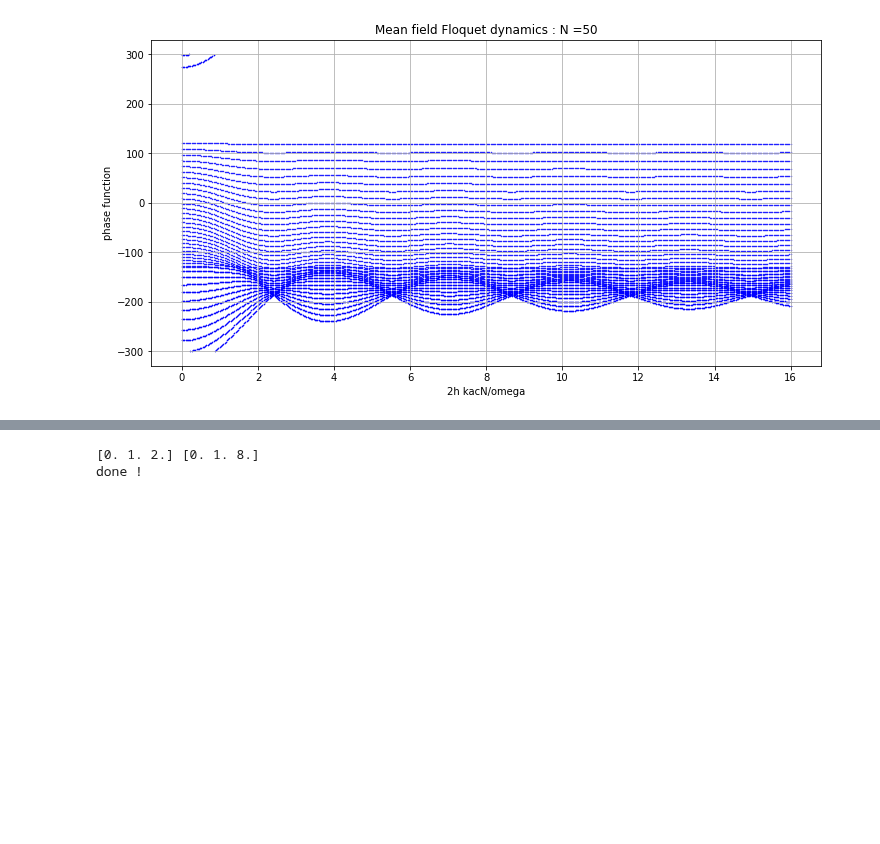
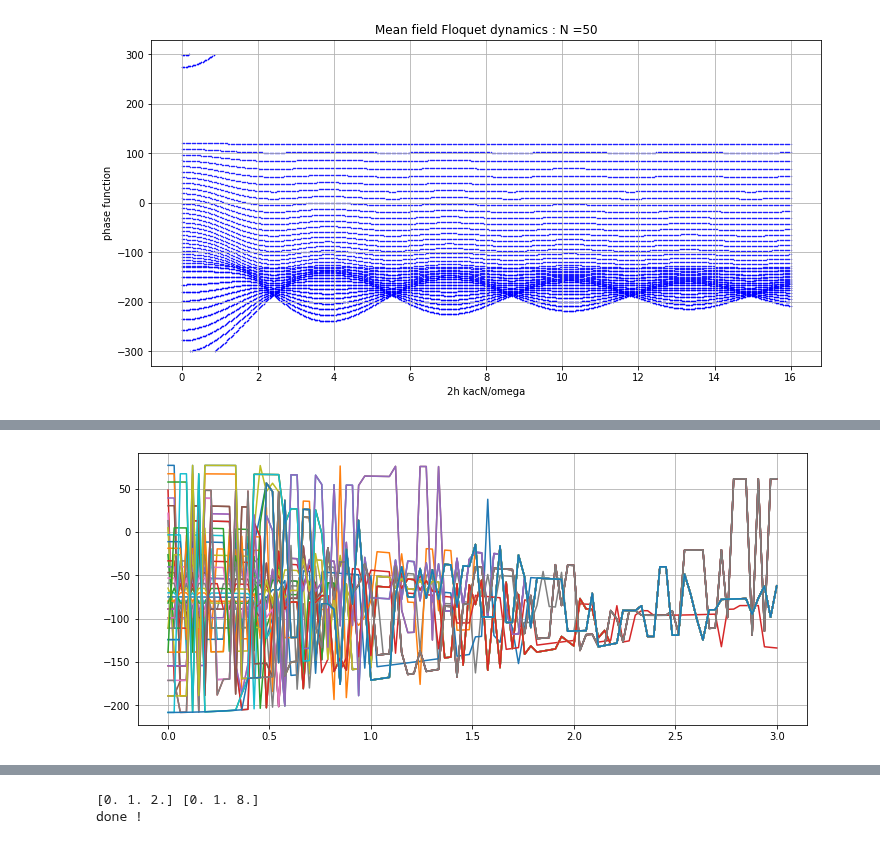
Before and after one commit to SuperStarCZ/floquet_theory, a Jupyter notebook: floquet_spin_dynamics.ipynb, the cells around one changed output, grey strips where cells are left out. Cells and saved outputs as stored; diff of their text form; code cells hidden in the pictures; blank space fills up the shorter version.

```diff
--- a/floquet_spin_dynamics.ipynb
+++ b/floquet_spin_dynamics.ipynb
@@ -294,0 +317,28 @@ IndexError: index 50 is out of bounds for axis 0 with size 50
+# %%
+# Here I have tried to go according to  maximum star product between two states
+
+
+import matplotlib.pyplot as plt
+plt.figure(figsize = (12,5))
+
+prob = np.zeros(N+1)
+for j in range(N+1):
+    hh = np.zeros(hsteps)
+    ph = np.zeros(hsteps)
+    hh[0] = data1[0][0]
+    ph[0] = data1[0][1][j]
+    prev_state = data1[0][2][j]
+    for i in range(1,hsteps):
+        hh[i] = data1[i][0]
+        for k in range(N+1):
+            prob[k] = np.dot(np.conjugate(prev_state).T,data[i][2][k]).real
+        for mm, pr in enumerate(prob):
+            if (pr == np.max(prob)):
+                ph[i] = data[i][1][mm]
+                prev_state = data[i][2][mm]
+                break
+    plt.plot(2 * hh * kacN/omega ,ph)
+plt.grid()
+plt.show()
+# %% [output]
+[figure, added]
```
Also changed, not shown: parts of 10 cells of this notebook.
